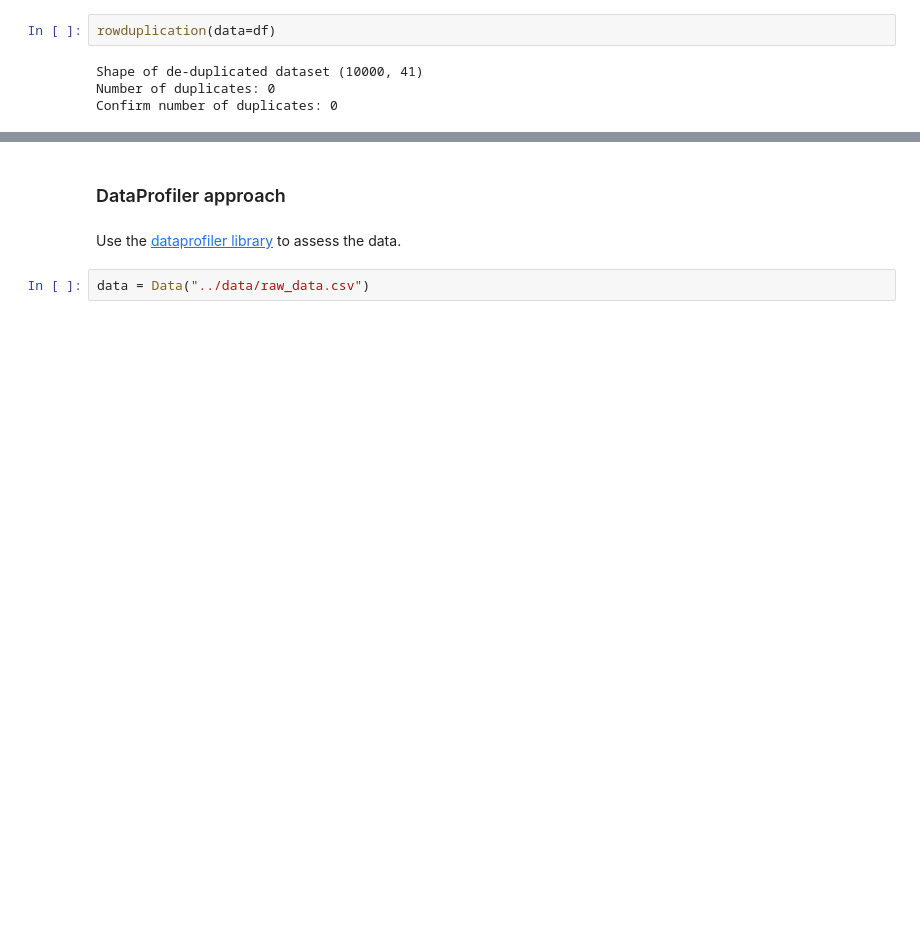
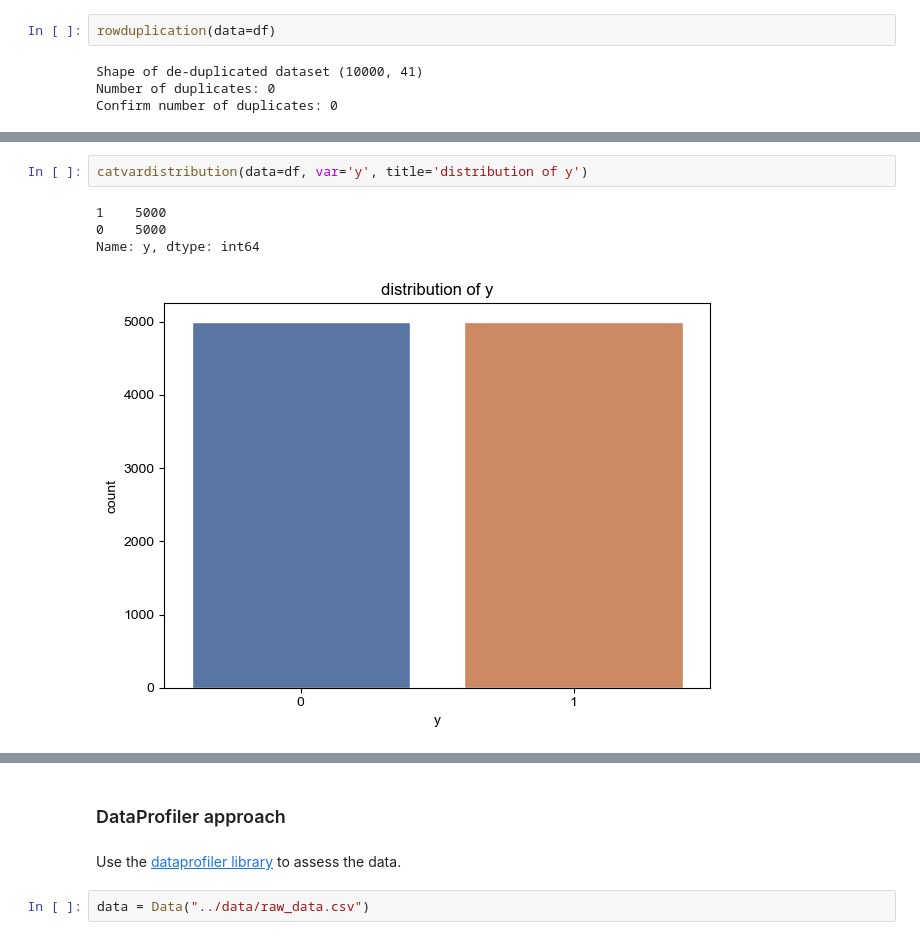
Before and after one commit to dalvarez83/fraud-detection-test-case, a Jupyter notebook: notebooks/ExploratoryDataAnalysis.ipynb, the cells around one changed output, grey strips where cells are left out. Cells and saved outputs as stored; diff of their text form; blank space fills up the shorter version.

Commit message:
enhancements to the Exploratory Data Analysis notebook

```diff
--- a/notebooks/ExploratoryDataAnalysis.ipynb
+++ b/notebooks/ExploratoryDataAnalysis.ipynb
@@ -198,0 +311,7 @@ Percentage of duplicates:  1.0000
+# %%
+catvardistribution(data=df, var='y', title='distribution of y')
+# %% [output]
+1    5000
+0    5000
+Name: y, dtype: int64
+[figure, added]
```
Also changed, not shown: parts of 21 cells of this notebook.
